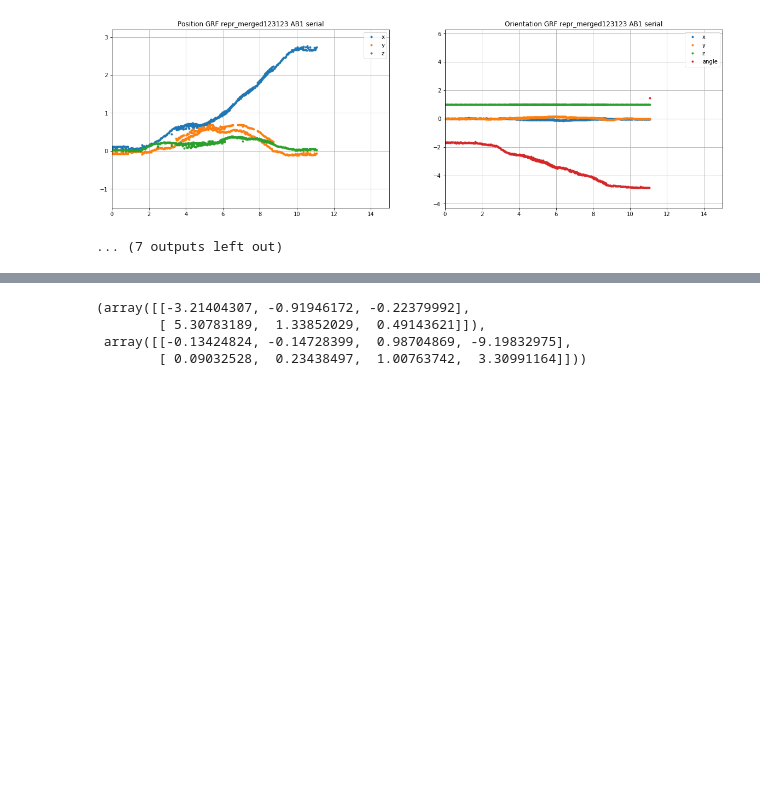
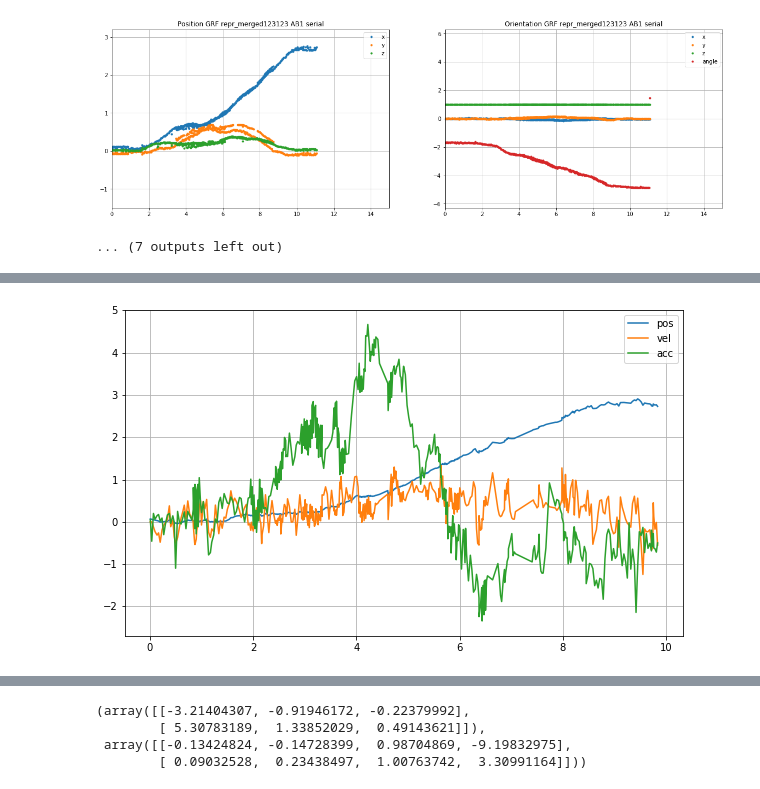
Before and after one commit to zhanibekrysbek/phhi_data_analysis, a Jupyter notebook: preprocessing/notebooks/cut_into_observations.ipynb, the cells around one changed output, grey strips where cells are left out. Drawn from its saved outputs; the diff is of its cells as text; code cells hidden in the pictures; blank space fills up the shorter version.

```diff
--- a/preprocessing/notebooks/cut_into_observations.ipynb
+++ b/preprocessing/notebooks/cut_into_observations.ipynb
@@ -595,0 +654,41 @@ AB1 serial
+# %%
+N = tpos.shape[0]
+z_meas = np.vstack((position[:,0], accel_grf[:,0])).transpose()
+x_est = np.zeros((N,3))
+x_est[0,[0,2]] = z_meas[0]
+
+# Initial Error
+P = np.array(
+    [[0.001, 0, 0],
+     [0, 0.01, 0],
+     [0, 0, 0.01]])
+
+# Process Noise
+Q = np.array(
+    [[0, 0, 0],
+     [0, 1., 0],
+     [0, 0, 5.]])
+
+# Measurement Noise
+R = np.array(
+    [[.01, 0],
+     [0, .5]])
+
+for i in range(1,N):
+    # Predict
+    x_ = np.matmul(A(i), x_est[i-1])
+    P_ = np.matmul(np.matmul(A(i),P),A(i).T)+Q
+
+    # Update
+    Mi = np.linalg.inv(np.matmul(np.matmul(H,P_),H.T)+R)
+    K = np.matmul(np.matmul(P_, H.T), Mi)
+    x_est[i] = x_+ np.matmul(K, (z_meas[i]-np.matmul(H,x_)))
+
+    P = np.matmul((np.eye(3)-np.matmul(K,H)),P_)
+# %%
+plt.figure(figsize=(10,6))
+plt.plot(tpos,x_est)
+plt.legend(['pos','vel','acc'])
+plt.grid()
+# %% [output]
+[figure, added]
```
Also changed, not shown: parts of 18 cells of this notebook.
